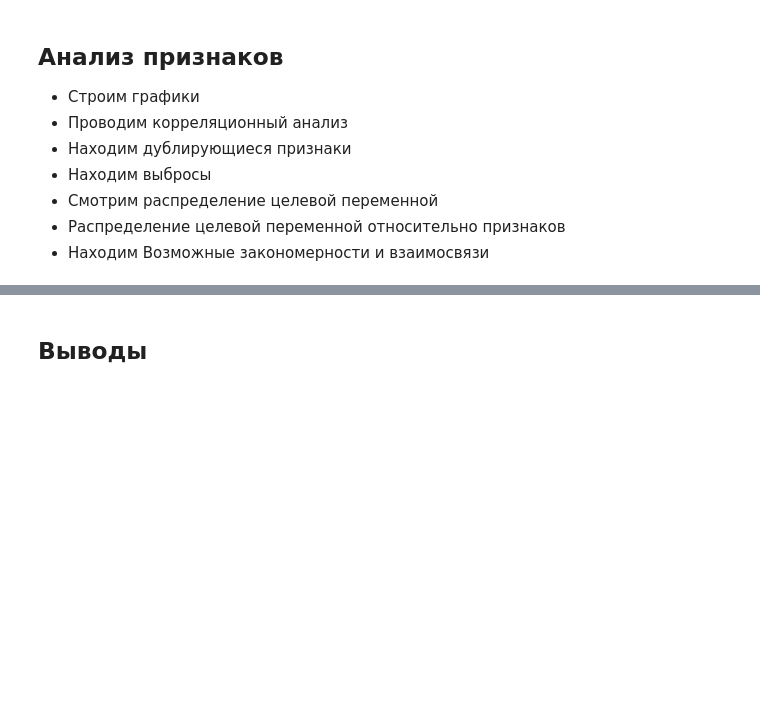
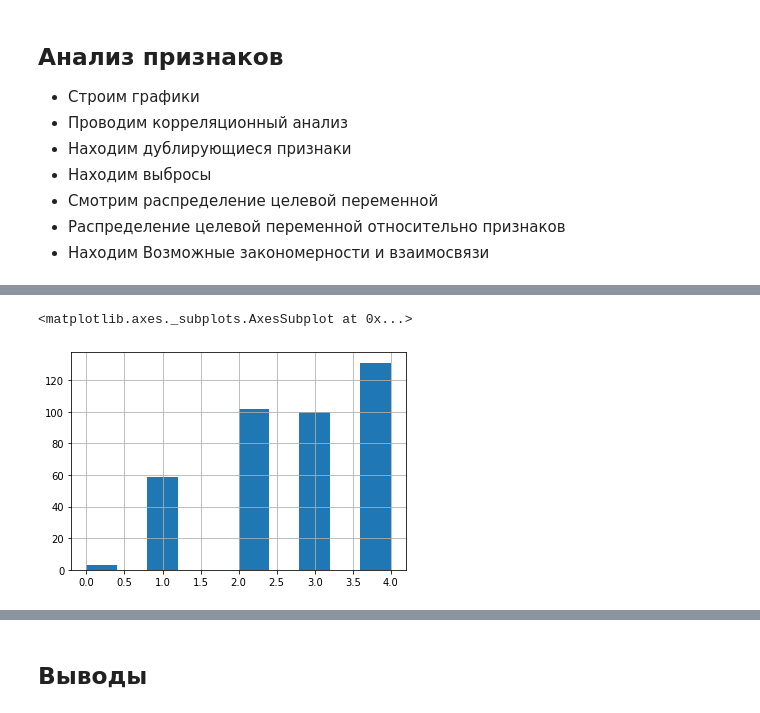
Before and after one commit to geraskovatonya/skillfactory_rds, a Jupyter notebook: module_2/baseline_EDA.ipynb, the cells around one changed output, grey strips where cells are left out. Saved outputs shown, nothing was run; the diff lists cells and outputs as text; code cells hidden in the pictures; blank space fills up the shorter version.

```diff
--- a/module_2/baseline_EDA.ipynb
+++ b/module_2/baseline_EDA.ipynb
@@ -155,0 +228,7 @@ data.head(10)
+# %%
+data.Medu=data.Medu.astype(int)
+# %%
+data.Medu.hist()
+# %% [output]
+<matplotlib.axes._subplots.AxesSubplot at 0x...>
+[figure, added]
```
Also changed, not shown: parts of 208 cells of this notebook.
